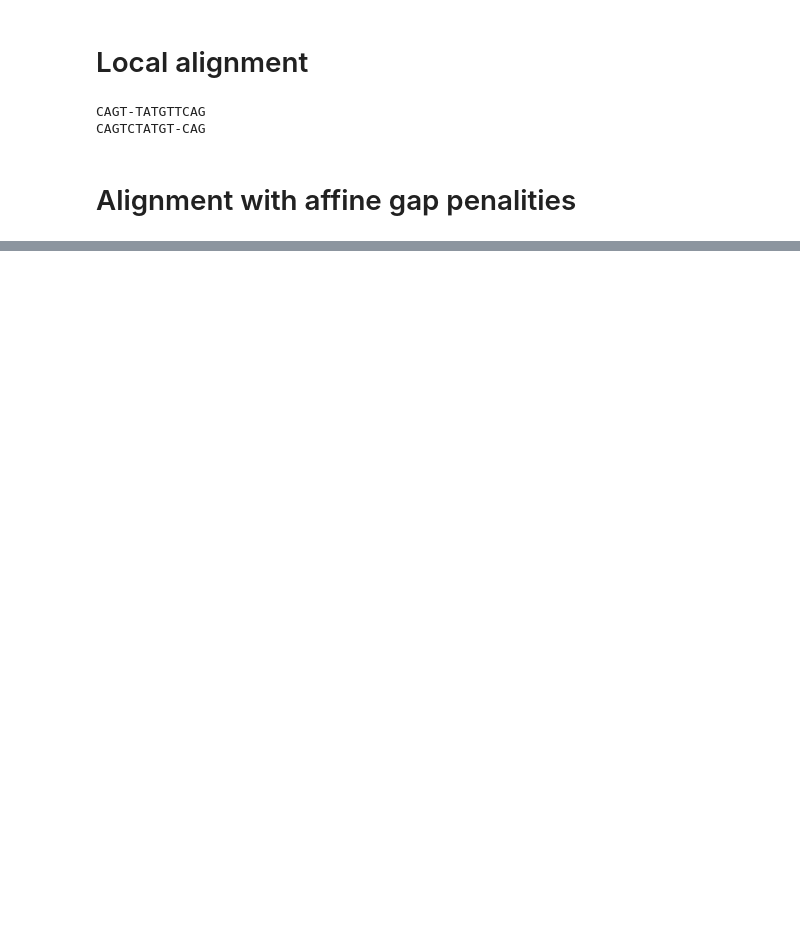
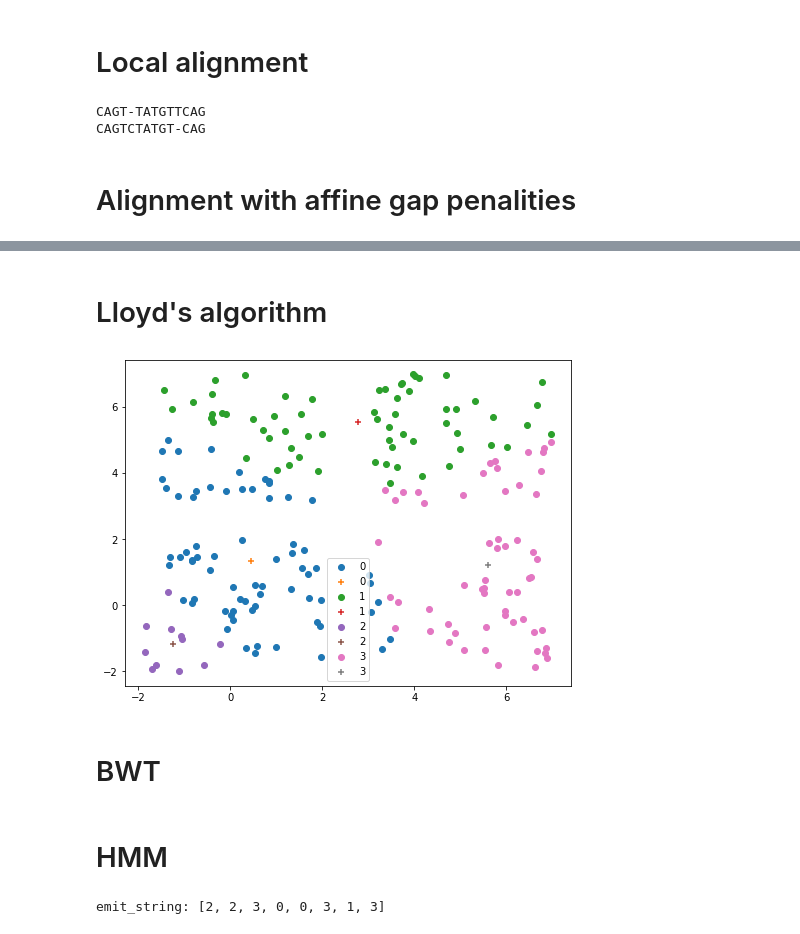
Before and after one commit to KyraZzz/partii-work, a Jupyter notebook: bioinfo.ipynb, the cells around one changed output, grey strips where cells are left out. Cells and saved outputs as stored; diff of their text form; code cells hidden in the pictures; blank space fills up the shorter version.

```diff
--- a/bioinfo.ipynb
+++ b/bioinfo.ipynb
@@ -248,0 +348,2 @@ G--ACAG
+# %% [markdown]
+# Lloyd's algorithm
@@ -248,0 +355,48 @@ G--ACAG
+# %%
+def lloyd_clustering(points, k = 4):
+  centers = points[np.random.randint(0, len(points), size=k)]
+  assign = None
+  while True:
+    assign = {i:[] for i in range(k)}
+    # centres to clusters
+    for x,y in points:
+      mindis = 1e32
+      cluster = 0
+      for idx, val in enumerate(centers):
+        cx, cy = val[0], val[1]
+        diff = np.sqrt(np.power(x - cx, 2) + np.power(y - cy, 2))
+        if mindis > diff:
+          mindis = diff
+          cluster = idx
+      assign[cluster].append([x,y])
+    # clusters to centers
+    new_centers = centers
+    for k,v in assign.items():
+      v = np.array(v)
+      new_centers[k] = [v[:, 0].mean(), v[:, 1].mean()]
+    if (new_centers == centers).all():
+      break
+  return centers, assign
+# %%
+n = 50
+points = []
+centers = [(0,0), (0,5), (5,0), (5,5)]
+for c in centers:
+  points += [(random.uniform(-2,2) + c[0], random.uniform(-2,2) + c[1]) for _ in range(max(0, n + random.randint(-5,5)))]
+points = np.array(points)
+k = 4
+centers, assign = lloyd_clustering(points, k)
+
+fig,ax = plt.subplots(figsize=(8,6))
+for k, v in assign.items():
+  v = np.array(v)
+  ax.scatter(v[:,0], v[:,1], label=k)
+  ax.scatter(centers[k,0], centers[k, 1], marker='+', label=k)
+plt.legend()
+plt.show()
+# %% [output]
+[figure, added]
+# %% [markdown]
+# BWT
+# %% [markdown]
+# HMM
@@ -248,0 +459,25 @@ G--ACAG
+# %%
+"""
+alphabet: [A, T, C, G], simplify as [0, 1, 2, 3]
+hidden states: [x, y, z], simplify as [0, 1, 2]
+"""
+alphabet = [0, 1, 2, 3]
+alphabet_map = {"A":0, "T":1, "C":2, "G":3}
+hidden_states = [0, 1, 2]
+hidden_states_map = {0:"x", 1:"y", 2:"z"}
+ori_string = "CCGAAGTG"
+emit_string = [alphabet_map[c] for c in ori_string]
+init_prob = [0.3, 0.3, 0.4]
+transition = [
+    [0.2, 0.4, 0.4],
+    [0.1, 0.6, 0.3],
+    [0.8, 0.1, 0.1]
+]
+emission = [
+    [0.7, 0.1, 0.1, 0.1],
+    [0.3, 0.2, 0.4, 0.1],
+    [0.4, 0.2, 0.2, 0.2]
+]
+print(f"emit_string: {emit_string}")
+# %% [output]
+emit_string: [2, 2, 3, 0, 0, 3, 1, 3]
```
Also changed, not shown: parts of 20 cells of this notebook.
